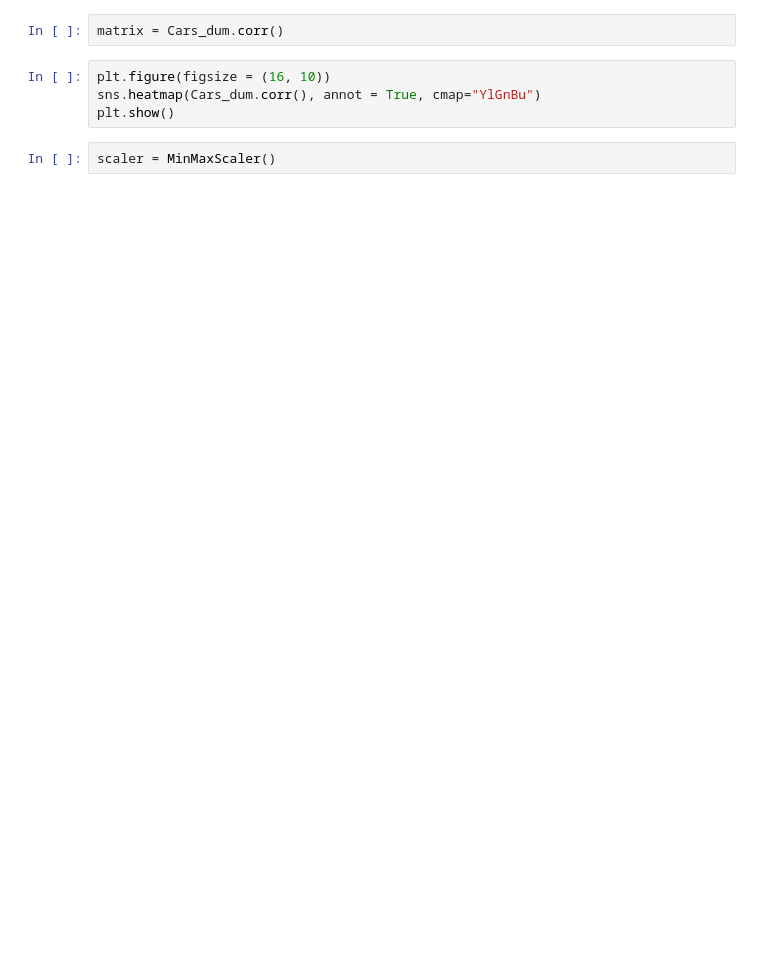
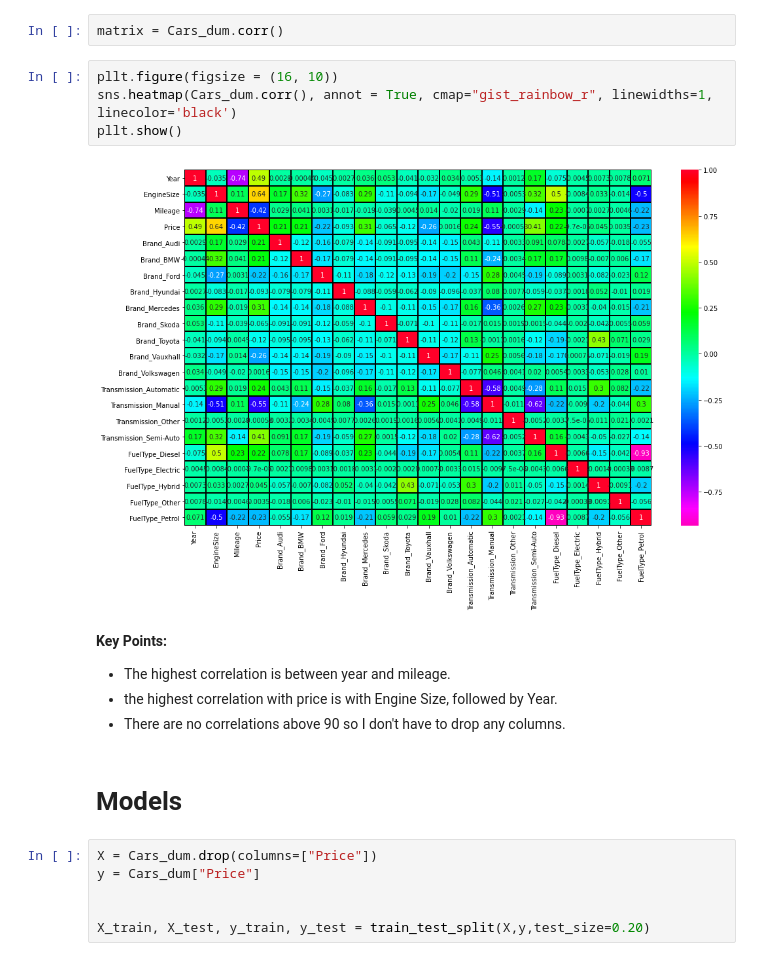
Before and after one commit to santhart97/The_right_offer, a Jupyter notebook: Modelling.ipynb, the cells around one changed output. Cells and saved outputs as stored; diff of their text form; blank space fills up the shorter version.

```diff
--- a/Modelling.ipynb
+++ b/Modelling.ipynb
@@ -106,8 +83,21 @@ Cars_dum
 # %%
 matrix = Cars_dum.corr()
 # %%
-plt.figure(figsize = (16, 10))
-sns.heatmap(Cars_dum.corr(), annot = True, cmap="YlGnBu")
-plt.show()
+pllt.figure(figsize = (16, 10))
+sns.heatmap(Cars_dum.corr(), annot = True, cmap="gist_rainbow_r", linewidths=1, linecolor='black')
+pllt.show()
+# %% [output]
+[figure, added]
-# %%
-scaler = MinMaxScaler()
+# %% [markdown]
+**Key Points:**
+- The highest correlation is between year and mileage.
+- the highest correlation with price is with Engine Size, followed by Year.
+- There are no correlations above 90 so I don't have to drop any columns.
+# %% [markdown]
+# Models
+# %%
+X = Cars_dum.drop(columns=["Price"])
+y = Cars_dum["Price"]
+
+
+X_train, X_test, y_train, y_test = train_test_split(X,y,test_size=0.20)
```
Also changed, not shown: parts of 14 cells of this notebook.
